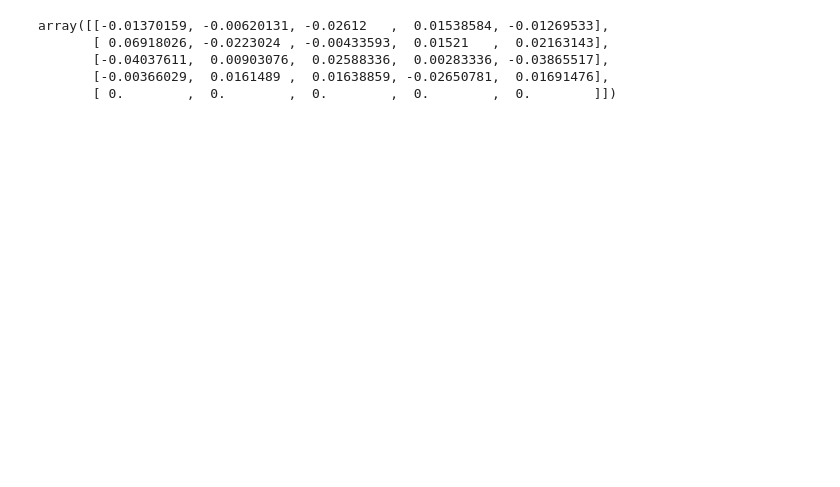
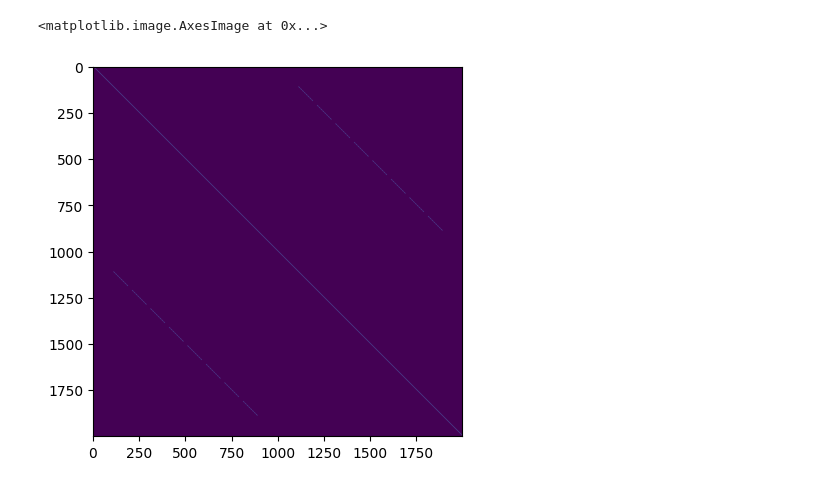
Before and after one commit to DaveDuck321/SCONE, a Jupyter notebook: cmfd_workflow/testing.ipynb, the cells around one changed output. Saved outputs shown, nothing was run; the diff lists cells and outputs as text; code cells hidden in the pictures; blank space fills up the shorter version.

```diff
--- a/cmfd_workflow/testing.ipynb
+++ b/cmfd_workflow/testing.ipynb
@@ -74,0 +278,17 @@ for x, y, z, energy in product(range(max_x), range(max_y), range(max_z), range(m
+# %%
+# Generate neutron production matrix
+neutron_production_matrix = np.zeros((number_of_groups, number_of_groups))
+
+for x, y, z, energy in product(range(max_x), range(max_y), range(max_z), range(max_energy_group)):
+    # DONT HANDLE BOUNDARY CONDITIONS
+    if x == 0 or y == 0 or z == 0:
+        continue
+    if x == max_x - 1 or y == max_y - 1 or z == max_z - 1:
+        continue
+
+    index_in_flattened_flux_vector = get_index_in_flattened_flux_vector(energy, x, y, z)
+    for energy_group_h in range(max_energy_group):
+        neutron_production_matrix[index_in_flattened_flux_vector, get_index_in_flattened_flux_vector(energy_group_h, x, y, z)] \
+            += get_fission_xs(energy, energy_group_h, x, y, z)
+
+neutron_production_matrix += 0.01 * np.eye(number_of_groups)
@@ -74,0 +302,7 @@ for x, y, z, energy in product(range(max_x), range(max_y), range(max_z), range(m
+# %%
+import matplotlib.pyplot as plt
+
+plt.imshow(neutron_production_matrix != 0)
+# %% [output]
+<matplotlib.image.AxesImage at 0x...>
+[figure, added]
@@ -91,8 +321,0 @@ for x, y, z, energy in product(range(max_x), range(max_y), range(max_z), range(m
-# %%
-non_linear_parameter[:, :, 3, 5]
-# %% [output]
-array([[-0.01370159, -0.00620131, -0.02612   ,  0.01538584, -0.01269533],
-       [ 0.06918026, -0.0223024 , -0.00433593,  0.01521   ,  0.02163143],
-       [-0.04037611,  0.00903076,  0.02588336,  0.00283336, -0.03865517],
-       [-0.00366029,  0.0161489 ,  0.01638859, -0.02650781,  0.01691476],
-       [ 0.        ,  0.        ,  0.        ,  0.        ,  0.        ]])
```
Also changed, not shown: parts of 15 cells of this notebook, 2 other files.
